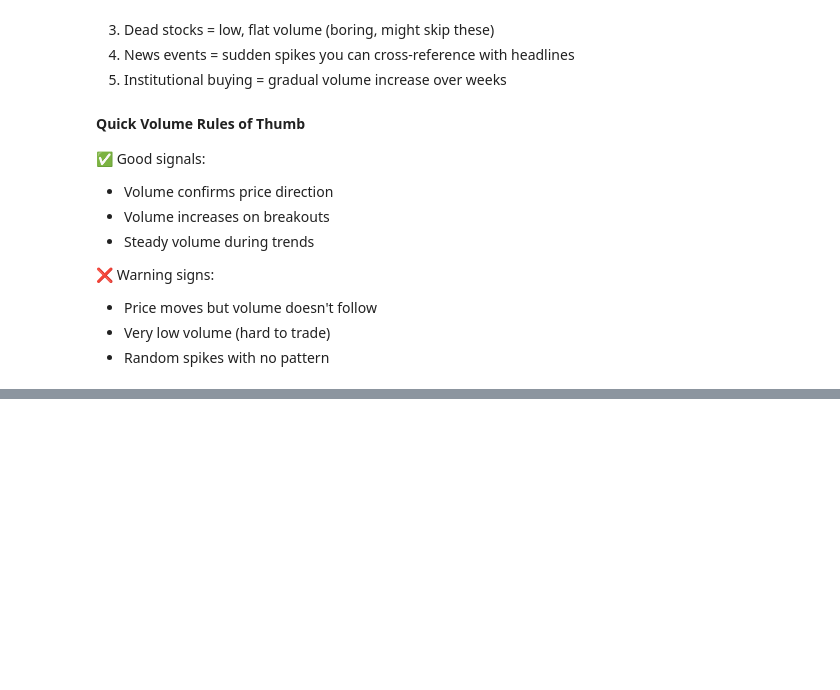
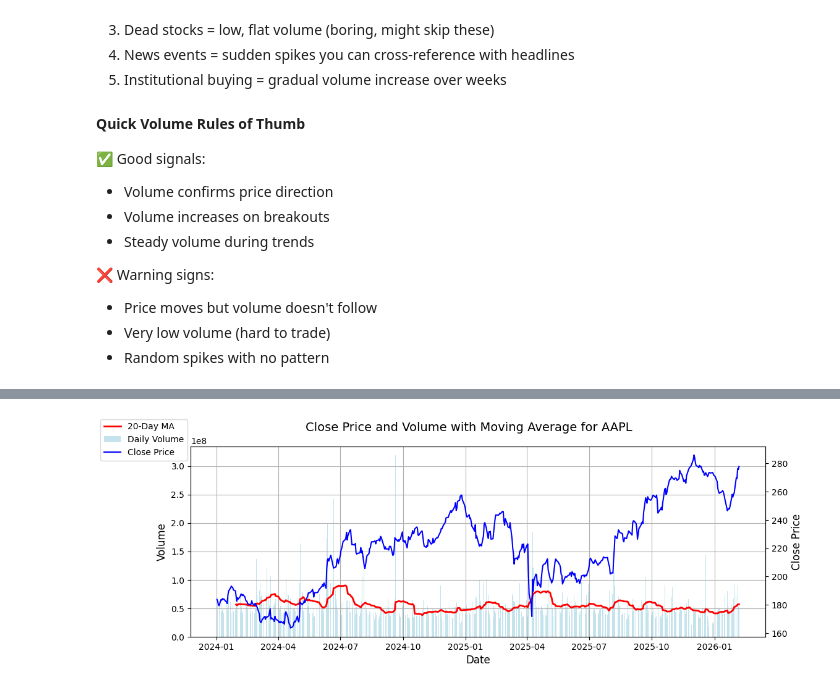
Before and after one commit to JonathanSContreras/trading-ml, a Jupyter notebook: notebooks/01_data_exploration.ipynb, the cells around one changed output, grey strips where cells are left out. Cells and saved outputs as stored; diff of their text form; code cells hidden in the pictures; blank space fills up the shorter version.

```diff
--- a/notebooks/01_data_exploration.ipynb
+++ b/notebooks/01_data_exploration.ipynb
@@ -83,0 +151,33 @@ After visualizing a few stocks, we'll start noticing:
+# %%
+def visualize_volume_with_average_double_y(stock_data, stock_name=None, window_size=20):
+    # calculate volume moving average
+    stock_data['Volume_MA'] = stock_data['Volume'].rolling(window=window_size).mean()
+
+    # Create figure with a plot showing both volume and close price on the same subplot with two y-axes
+    fig, ax1 = plt.subplots(figsize=(12, 4))
+
+    # Bottom subplot: Volume + Moving Average
+    ax1.plot(stock_data['Date'], stock_data['Volume_MA'], label=f'{window_size}-Day MA', color='red', linewidth=2)
+    ax1.bar(stock_data['Date'], stock_data['Volume'], label='Daily Volume', color='lightblue', alpha=0.7)
+    ax1.set_ylabel('Volume', fontsize=12)
+    ax1.set_xlabel('Date', fontsize=12)
+
+    ax2 = ax1.twinx()
+    ax2.plot(stock_data['Date'], stock_data['Close'], label='Close Price', color='blue')
+    ax2.set_ylabel('Close Price', fontsize=12)
+
+    ax1.grid(True)
+    fig.legend(loc='upper left')
+    fig.suptitle(f'Close Price and Volume with Moving Average for {stock_name}', fontsize=14)
+
+    # Display the figure
+    plt.show()
+
+visualize_volume_with_average_double_y(appl_df, stock_name='AAPL')
+
+# visualize_volume_with_average(msft_df, stock_name='MSFT')
+# visualize_volume_with_average(qqq_df, stock_name='QQQ')
+# visualize_volume_with_average(spy_df, stock_name='SPY')
+# visualize_volume_with_average(tsla_df, stock_name='TSLA')
+# %% [output]
+[figure, added]
```
Also changed, not shown: parts of 9 cells of this notebook.
